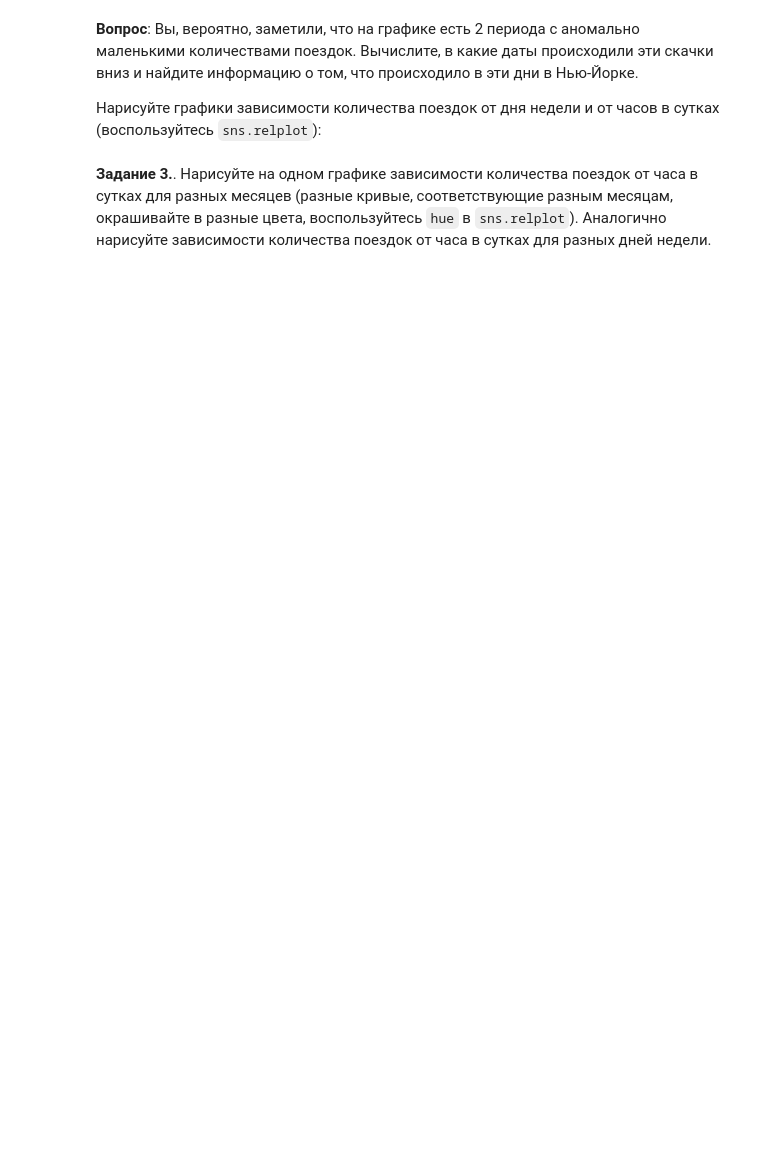
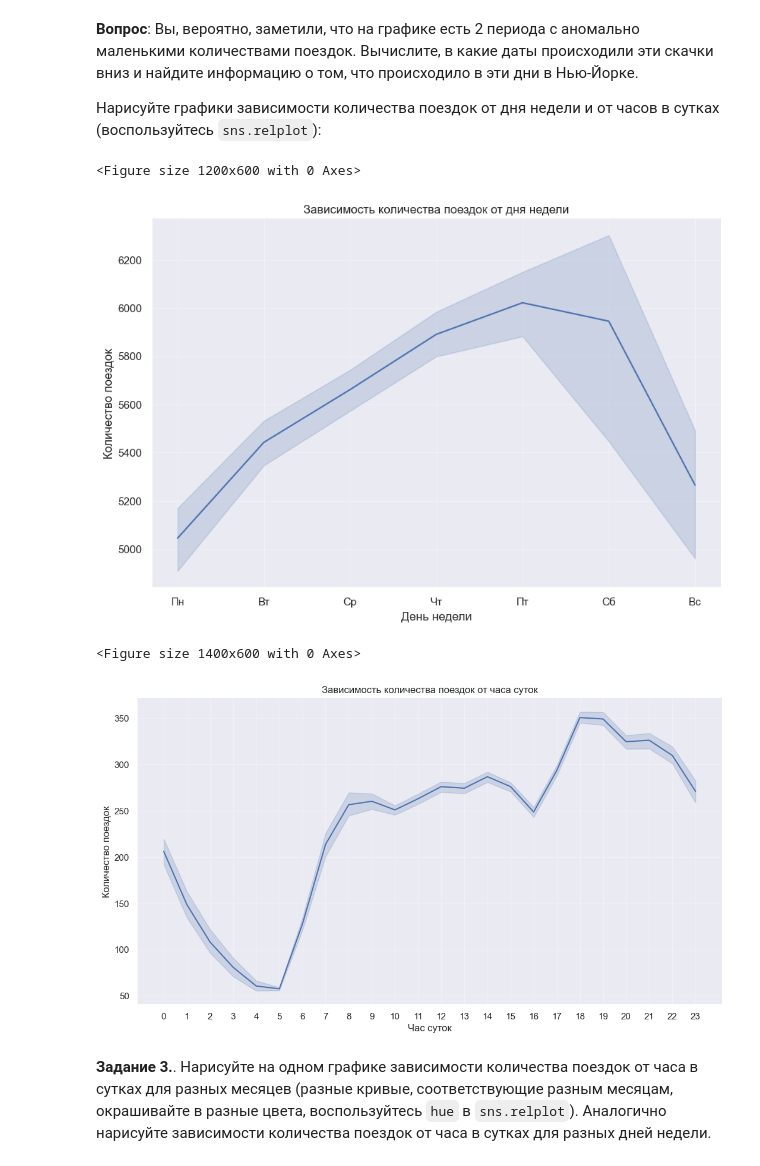
Before and after one commit to kuskas112/Labs, a Jupyter notebook: Машинное обучение/lab2/LR2_eda_linregr.ipynb, the cells around one changed output. Saved outputs shown, nothing was run; the diff lists cells and outputs as text; code cells hidden in the pictures; blank space fills up the shorter version.

```diff
--- a/Машинное обучение/lab2/LR2_eda_linregr.ipynb
+++ b/Машинное обучение/lab2/LR2_eda_linregr.ipynb
@@ -113,2 +131,47 @@ plt.show()
+# %%
+train_data['day_of_week'] = train_data['pickup_datetime'].dt.dayofweek  # 0-6 (пн-вс)
+train_data['hour'] = train_data['pickup_datetime'].dt.hour  # 0-23
+train_data['date'] = train_data['pickup_datetime'].dt.date  # дата без времени
+
+daily_counts = train_data.groupby(['date', 'day_of_week']).size().reset_index(name='trip_count')
+hourly_counts = train_data.groupby(['date', 'hour']).size().reset_index(name='trip_count')
+
+plt.figure(figsize=(12, 6))
+sns.relplot(
+    data=daily_counts,
+    x='day_of_week',
+    y='trip_count',
+    kind='line',
+    height=6,
+    aspect=1.5
+)
+plt.xlabel('День недели')
+plt.ylabel('Количество поездок')
+plt.title('Зависимость количества поездок от дня недели')
+plt.xticks(ticks=[0, 1, 2, 3, 4, 5, 6],
+           labels=['Пн', 'Вт', 'Ср', 'Чт', 'Пт', 'Сб', 'Вс'])
+plt.grid(True, alpha=0.3)
+plt.show()
+
+plt.figure(figsize=(14, 6))
+sns.relplot(
+    data=hourly_counts,
+    x='hour',
+    y='trip_count',
+    kind='line',
+    height=6,
+    aspect=1.8
+)
+plt.xlabel('Час суток')
+plt.ylabel('Количество поездок')
+plt.title('Зависимость количества поездок от часа суток')
+plt.xticks(range(0, 24))
+plt.grid(True, alpha=0.3)
+plt.show()
+# %% [output]
+<Figure size 1200x600 with 0 Axes>
+[figure, added]
+<Figure size 1400x600 with 0 Axes>
+[figure, added]
 # %% [markdown]
 **Задание 3.**. Нарисуйте на одном графике зависимости количества поездок от часа в сутках для разных месяцев (разные кривые, соответствующие разным месяцам, окрашивайте в разные цвета, воспользуйтесь `hue` в `sns.relplot`). Аналогично нарисуйте зависимости количества поездок от часа в сутках для разных дней недели.
```
Also changed, not shown: parts of 13 cells of this notebook.
